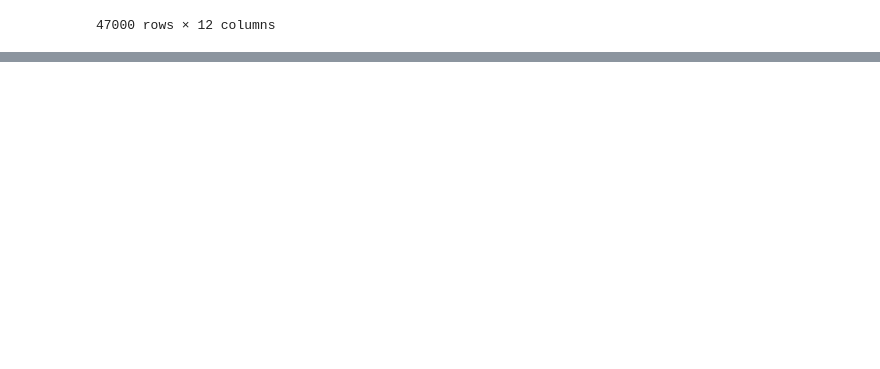
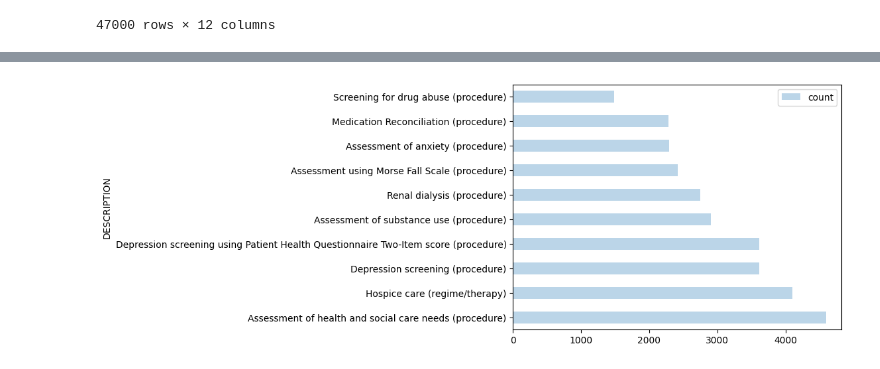
Before and after one commit to vgao111/Hospital-procedure-analysis, a Jupyter notebook: Procedures analysis.ipynb, the cells around one changed output, grey strips where cells are left out. Cells and saved outputs as stored; diff of their text form; code cells hidden in the pictures; blank space fills up the shorter version.

```diff
--- a/Procedures analysis.ipynb
+++ b/Procedures analysis.ipynb
@@ -77,0 +106,14 @@ print(a)
+# %%
+#most common procedure (top 10)
+
+procedure_10_df = df.groupby("DESCRIPTION").count().reset_index()
+procedure_10_df = procedure_10_df.assign(count = procedure_10_df["START"])
+procedure_10_df = procedure_10_df.drop(columns=["START", "STOP", "AM or PM procedure", "Patient Name", "PATIENT", "ENCOUNTER", "CODE", "BASE_COST", "REASONCODE", "REASONDESCRIPTION", "duration_minutes"])
+
+procedure_10_sorted_df = procedure_10_df.sort_values(by = ["count"], ascending = False)
+procedure_10_sorted_df = procedure_10_sorted_df.iloc[range(10)]
+procedure_10_sorted_df.head(100)
+
+procedure_10_sorted_df.plot(kind = "barh", y = "count", x = "DESCRIPTION", alpha = 0.3);
+# %% [output]
+[figure, added]
```
Also changed, not shown: parts of 13 cells of this notebook, 2 other files.
